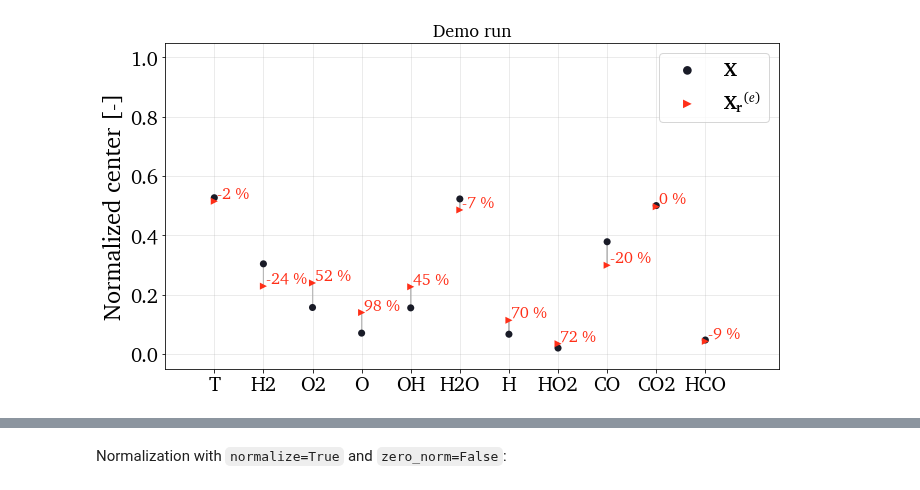
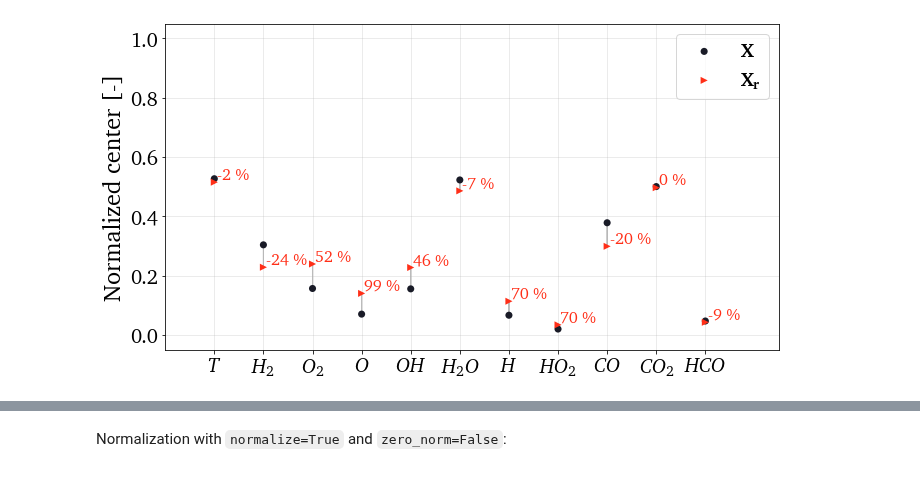
Before and after one commit to kamilazdybal/PCAfold, a Jupyter notebook: docs/tutorials/demo-pca-on-sampled-data-sets.ipynb, the cells around one changed output, grey strips where cells are left out. Cells and saved outputs as stored; diff of their text form; code cells hidden in the pictures.

Commit message:
New documentation for PCA on sampled data sets

```diff
--- a/docs/tutorials/demo-pca-on-sampled-data-sets.ipynb
+++ b/docs/tutorials/demo-pca-on-sampled-data-sets.ipynb
@@ -16,0 +23,2 @@ A data set representing combustion of syngas in air generated from steady lamina
+# %%
+save_plots = True
@@ -28,11 +38,12 @@ scal_crit = 'auto'
 biasing_option = 2
 n_clusters = 4
 n_components = 2
-save_plots = False
-title = 'Demo run'
+title = None
+save_filename = None
+random_seed = 100
+legend_label = ['$\mathbf{X}$', '$\mathbf{X_r}$']
+state_space_names = ['$T$', '$H_2$', '$O_2$', '$O$', '$OH$', '$H_2O$', '$H$', '$HO_2$', '$CO$', '$CO_2$', '$HCO$']
 
 # Upload the sample data set:
 state_space = pd.read_csv('data-state-space.csv', sep = ',', header=None).to_numpy()
-source_state_space = pd.read_csv('data-state-space-sources.csv', sep = ',', header=None).to_numpy()
-state_space_names = ['T', 'H2', 'O2', 'O', 'OH', 'H2O', 'H', 'HO2', 'CO', 'CO2', 'HCO']
 # %% [markdown]
@@ -50,6 +63,6 @@ idx = kmeans.labels_
 Notice that with `verbose=True` the function prints out the current number of samples taken from each cluster at each iteration.
 # %%
-(eigenvalues, eigenvectors, pc_scores, pc_sources, idx_train, X_center, X_scale) = reduction.equilibrate_cluster_populations(state_space, idx, scaling=scal_crit, X_source=source_state_space, n_components=n_components, biasing_option=biasing_option, n_iterations=10, stop_iter=0, verbose=True)
+(eigenvalues, eigenvectors, pc_scores, _, idx_train, _, _) = reduction.equilibrate_cluster_populations(state_space, idx, scaling=scal_crit, X_source=[], n_components=n_components, biasing_option=biasing_option, n_iterations=10, stop_iter=0, random_seed=random_seed, verbose=True)
 # %% [output]
 Biasing is performed with option 2.
 
@@ -75,4 +92,5 @@ At iteration 10 taking samples:
 # %%
-(centers_X, centers_X_r, perc) = reduction.analyze_centers_movement(state_space, idx_train, variable_names=state_space_names, title=title, save_filename=None)
+if save_plots: save_filename = '../images/centers-change'
+(centers_X, centers_X_r, perc) = preprocess.analyze_centers_change(state_space, idx_train, variable_names=state_space_names, legend_label=legend_label, title=title, save_filename=save_filename)
 # %% [output]
-[figure, old version]
+[figure, new version]
```
Also changed, not shown: parts of 33 cells of this notebook, 15 other files.
